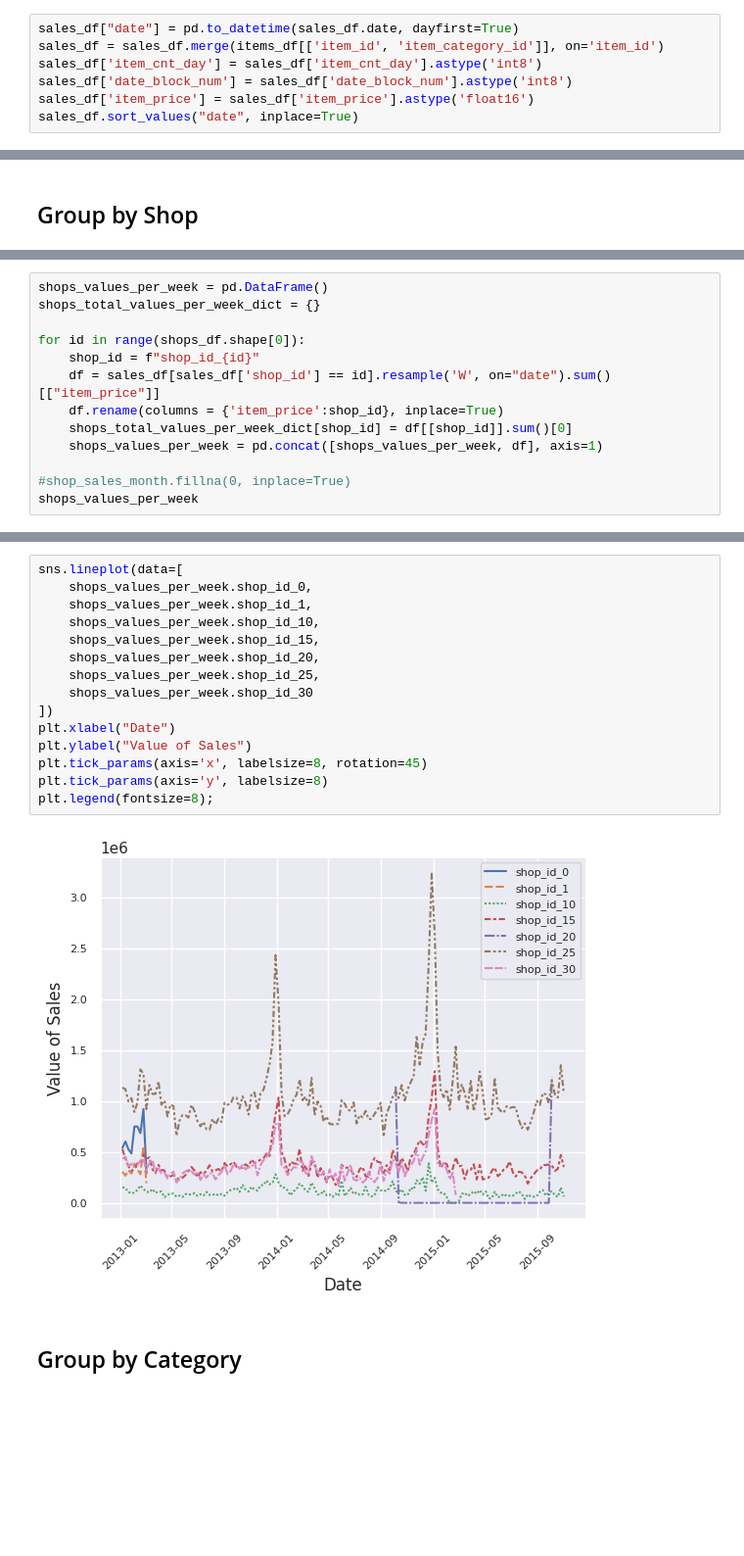
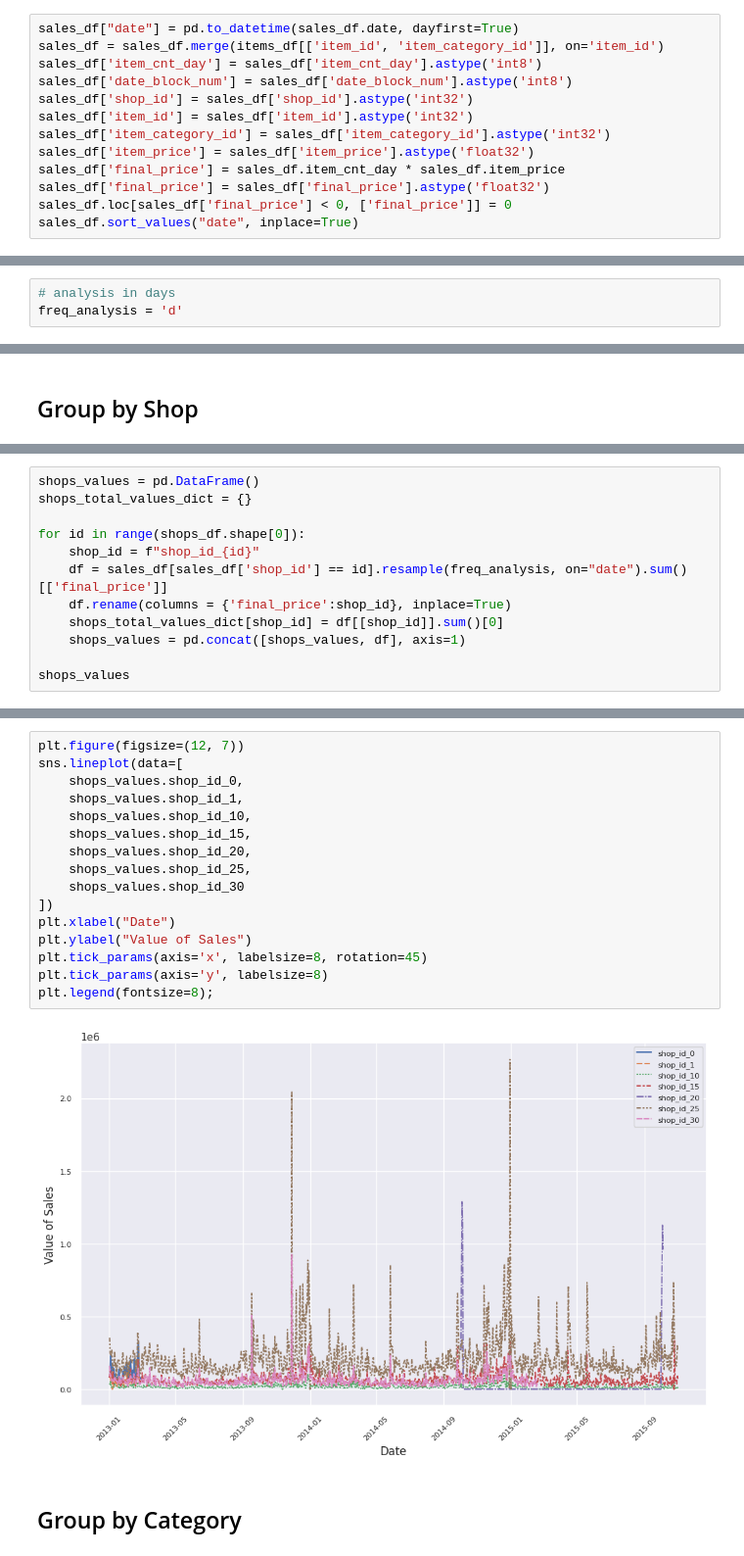
Before and after one commit to dxclemente/blast-from-the-forecast, a Jupyter notebook: notebooks/preprocess.ipynb, the cells around one changed output, grey strips where cells are left out. Shown at 98% size. Cells and saved outputs as stored; diff of their text form; blank space fills up the shorter version.

```diff
--- a/notebooks/preprocess.ipynb
+++ b/notebooks/preprocess.ipynb
@@ -44,7 +45,13 @@ sales_df["date"] = pd.to_datetime(sales_df.date, dayfirst=True)
 sales_df = sales_df.merge(items_df[['item_id', 'item_category_id']], on='item_id')
 sales_df['item_cnt_day'] = sales_df['item_cnt_day'].astype('int8')
 sales_df['date_block_num'] = sales_df['date_block_num'].astype('int8')
-sales_df['item_price'] = sales_df['item_price'].astype('float16')
+sales_df['shop_id'] = sales_df['shop_id'].astype('int32')
+sales_df['item_id'] = sales_df['item_id'].astype('int32')
+sales_df['item_category_id'] = sales_df['item_category_id'].astype('int32')
+sales_df['item_price'] = sales_df['item_price'].astype('float32')
+sales_df['final_price'] = sales_df.item_cnt_day * sales_df.item_price
+sales_df['final_price'] = sales_df['final_price'].astype('float32')
+sales_df.loc[sales_df['final_price'] < 0, ['final_price']] = 0
 sales_df.sort_values("date", inplace=True)
 # %%
 sales_df
@@ -75,4 +83,7 @@ item_category_id             int64
 dtype: object
+# %%
+# analysis in days
+freq_analysis = 'd'
 # %% [markdown]
 # Sorting the Data
 # %% [markdown]
@@ -146,16 +152,15 @@ plt.legend(fontsize=8);
 # %%
-shops_values_per_week = pd.DataFrame()
-shops_total_values_per_week_dict = {}
+shops_values = pd.DataFrame()
+shops_total_values_dict = {}
 
 for id in range(shops_df.shape[0]):
     shop_id = f"shop_id_{id}"
-    df = sales_df[sales_df['shop_id'] == id].resample('W', on="date").sum()[["item_price"]]
-    df.rename(columns = {'item_price':shop_id}, inplace=True)
-    shops_total_values_per_week_dict[shop_id] = df[[shop_id]].sum()[0]
-    shops_values_per_week = pd.concat([shops_values_per_week, df], axis=1)
+    df = sales_df[sales_df['shop_id'] == id].resample(freq_analysis, on="date").sum()[['final_price']]
+    df.rename(columns = {'final_price':shop_id}, inplace=True)
+    shops_total_values_dict[shop_id] = df[[shop_id]].sum()[0]
+    shops_values = pd.concat([shops_values, df], axis=1)
 
-#shop_sales_month.fillna(0, inplace=True)
-shops_values_per_week
+shops_values
 # %% [output]
 |  | shop_id_0 | shop_id_1 | shop_id_2 | shop_id_3 | shop_id_4 | shop_id_5 | shop_id_6 | shop_id_7 | shop_id_8 | ... |
 | date |  |  |  |  |  |  |  |  |  | ... |
@@ -185,20 +190,21 @@ plt.tick_params(axis='x', labelsize=6, rotation=90)
 # %%
+plt.figure(figsize=(12, 7))
 sns.lineplot(data=[
-    shops_values_per_week.shop_id_0,
-    shops_values_per_week.shop_id_1,
-    shops_values_per_week.shop_id_10,
-    shops_values_per_week.shop_id_15,
-    shops_values_per_week.shop_id_20,
-    shops_values_per_week.shop_id_25,
-    shops_values_per_week.shop_id_30
+    shops_values.shop_id_0,
+    shops_values.shop_id_1,
+    shops_values.shop_id_10,
+    shops_values.shop_id_15,
+    shops_values.shop_id_20,
+    shops_values.shop_id_25,
+    shops_values.shop_id_30
 ])
 plt.xlabel("Date")
 plt.ylabel("Value of Sales")
 plt.tick_params(axis='x', labelsize=8, rotation=45)
 plt.tick_params(axis='y', labelsize=8)
 plt.legend(fontsize=8);
 # %% [output]
-[figure, old version]
+[figure, new version]
 # %% [markdown]
 ## Group by Category
 # %% [markdown]
```
Also changed, not shown: parts of 72 cells of this notebook.
